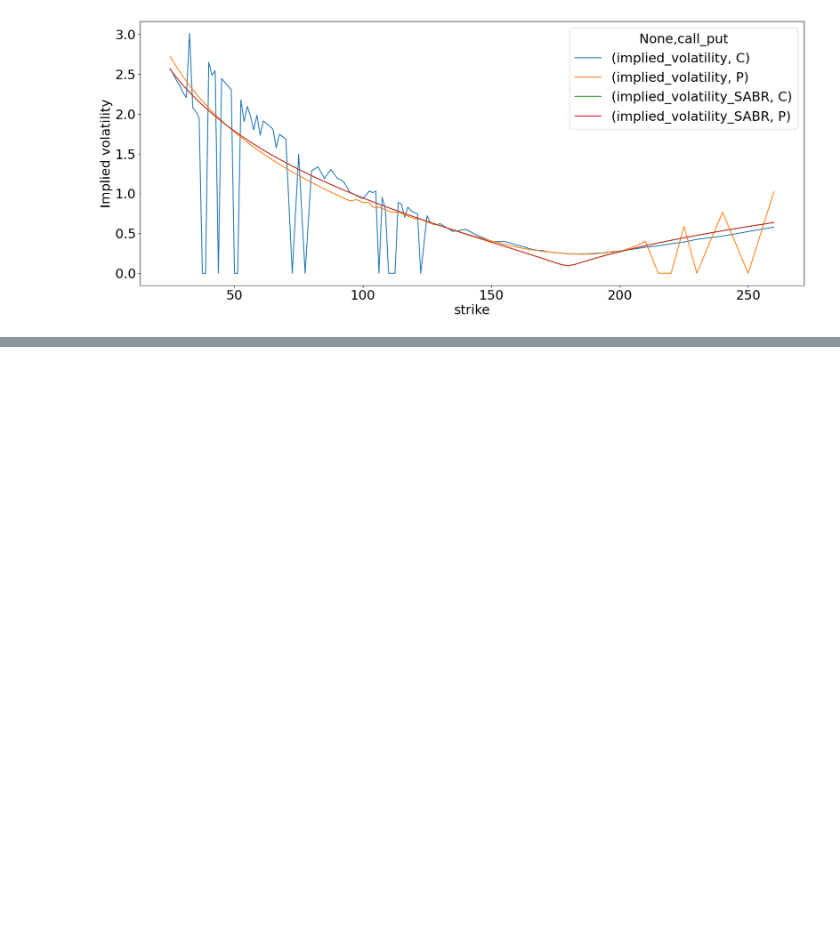
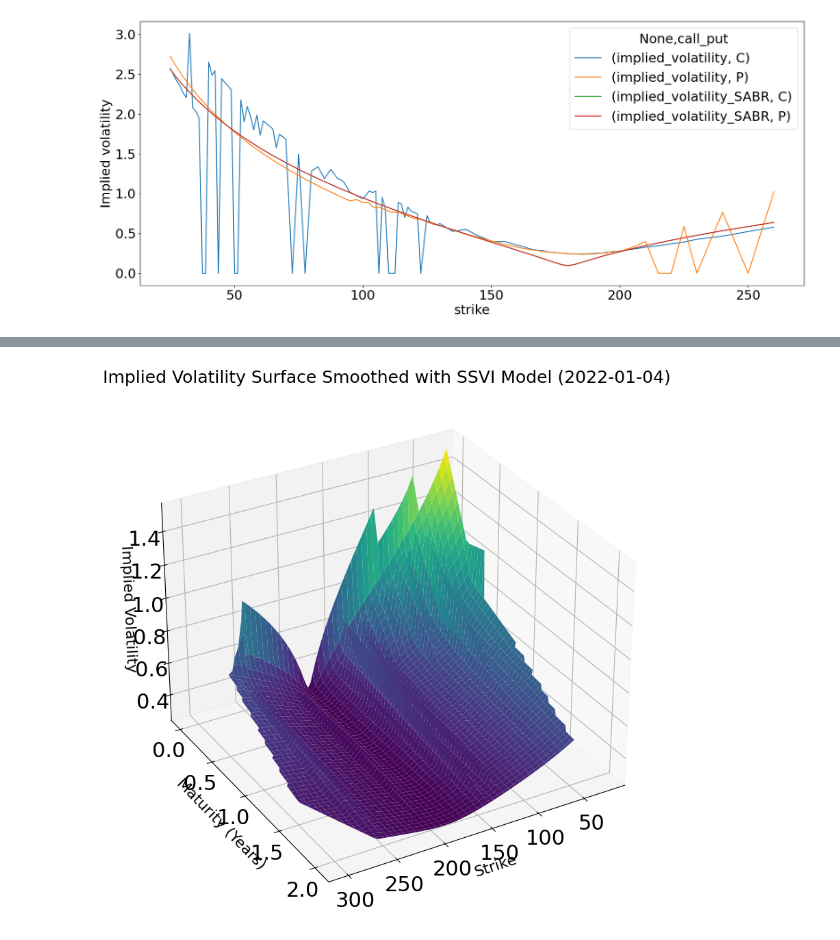
Before and after one commit to BaptisteZloch/Dauphine-Lecture-Volatility, a Jupyter notebook: notebooks/Lecture_2.ipynb, the cells around one changed output, grey strips where cells are left out. Cells and saved outputs as stored; diff of their text form; code cells hidden in the pictures; blank space fills up the shorter version.

```diff
--- a/notebooks/Lecture_2.ipynb
+++ b/notebooks/Lecture_2.ipynb
@@ -231,0 +352,33 @@ Name: implied_volatility, Length: 102, dtype: float64
+# %%
+import scipy.interpolate as interp
+
+df_options_copy = df_options.copy()
+# df_options_copy = df_options_copy[df_options_copy["moneyness"].between(0.8, 1.2)]
+# df_options_copy = df_options_copy[df_options_copy["day_to_expiration"].between(1, 365.25)]
+
+put_strike_filter = (df_options_copy["call_put"]=='P') & (df_options_copy["strike"]<=df_options_copy["forward"])
+call_strike_filter = (df_options_copy["call_put"]=='C') & (df_options_copy["strike"]>=df_options_copy["forward"])
+
+df_options_copy = df_options_copy[put_strike_filter | call_strike_filter]
+
+strikes = df_options_copy["strike"].values
+expirations = df_options_copy["day_to_expiration"].values / 365.25
+implied_volatility = df_options_copy["implied_volatility_SSVI"].values
+
+# Create grid
+strike_grid, exp_grid = np.meshgrid(np.linspace(strikes.min(), strikes.max(), 100), np.linspace(expirations.min(), expirations.max(), 100))
+
+# Interpolate
+vol_grid = interp.griddata((strikes, expirations), implied_volatility, (strike_grid, exp_grid), method="linear")
+
+# Plot 3D surface
+fig = plt.figure(figsize=(16, 10))
+ax = fig.add_subplot(111, projection="3d")
+ax.plot_surface(strike_grid, exp_grid, vol_grid, cmap="viridis", edgecolor="none")
+ax.set_xlabel("Strike", fontsize=16)
+ax.set_ylabel("Maturity (Years)", fontsize=16)
+ax.set_zlabel("Implied Volatility", fontsize=16)
+ax.set_title("Implied Volatility Surface Smoothed with SSVI Model (2022-01-04)", fontsize=18)
+ax.view_init(elev=30, azim=60)  # Adjust azimuth and elevation as needed
+# %% [output]
+[figure, added]
```
Also changed, not shown: parts of 6 cells of this notebook.
